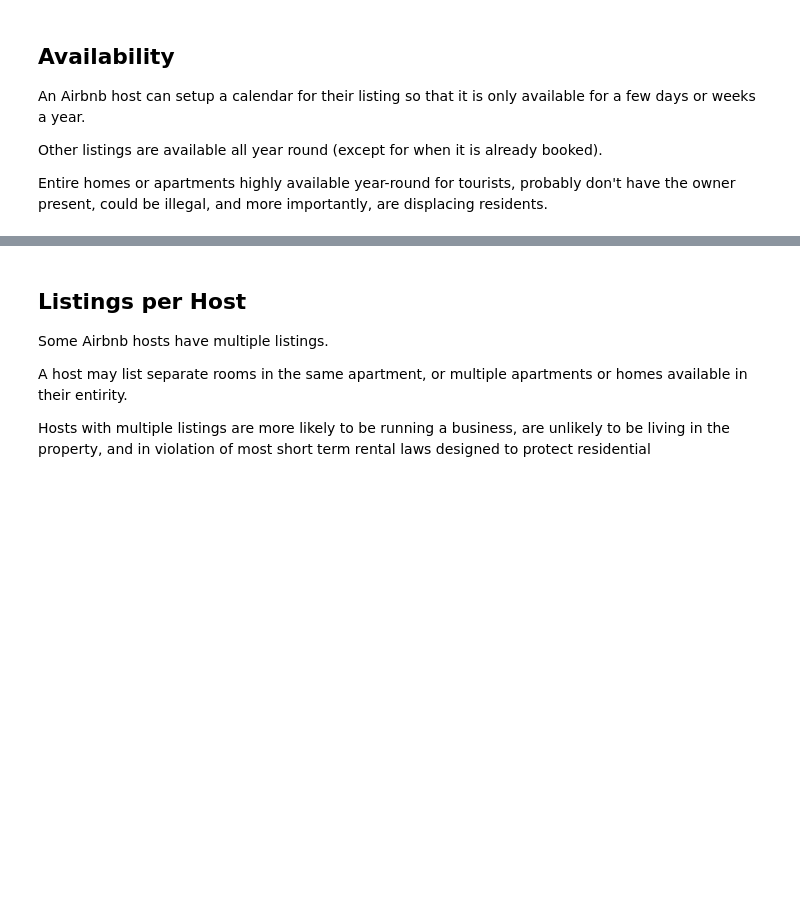
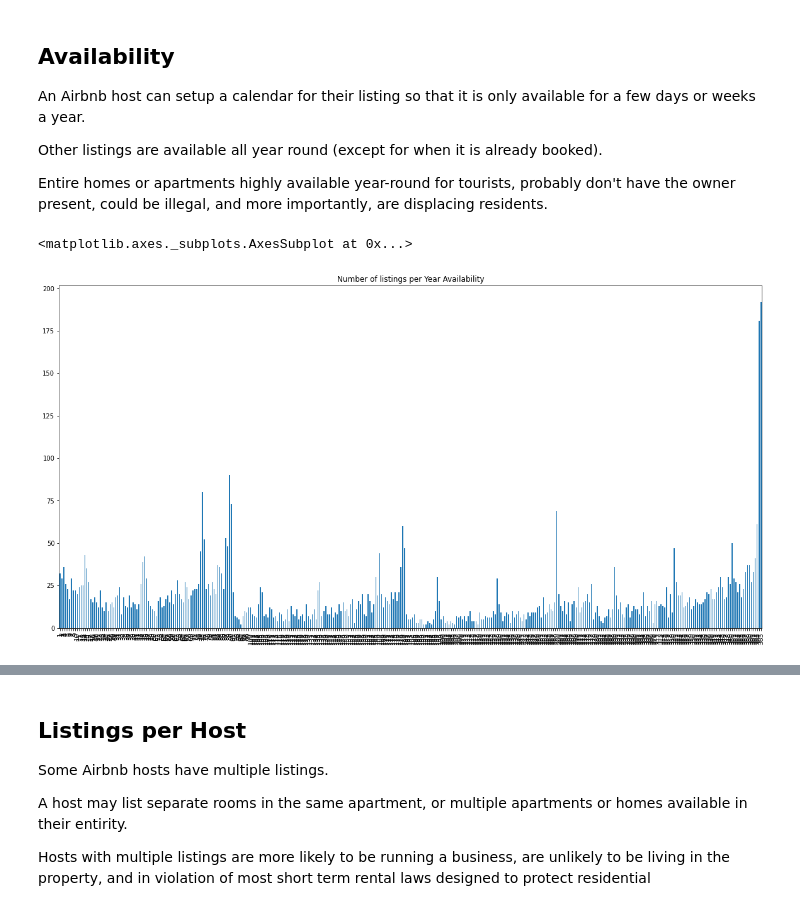
Before and after one commit to sansagara/kedro-experiment, a Jupyter notebook: notebooks/AirBnB Brussels.ipynb, the cells around one changed output, grey strips where cells are left out. Cells and saved outputs as stored; diff of their text form; code cells hidden in the pictures; blank space fills up the shorter version.

```diff
--- a/notebooks/AirBnB Brussels.ipynb
+++ b/notebooks/AirBnB Brussels.ipynb
@@ -112,3 +112,11 @@ An Airbnb host can setup a calendar for their listing so that it is only availab
 Other listings are available all year round (except for when it is already booked).
 
 Entire homes or apartments highly available year-round for tourists, probably don't have the owner present, could be illegal, and more importantly, are displacing residents.
+# %%
+# Let's try and chart availability per listings.
+
+listings.availability_365.value_counts().sort_index().drop(0).plot\
+.bar(xticks=(50, 100, 150, 200, 250, 300, 350), figsize=(20,10), title='Number of listings per Year Availability')
+# %% [output]
+<matplotlib.axes._subplots.AxesSubplot at 0x...>
+[figure, added]
```
Also changed, not shown: parts of 8 cells of this notebook.
